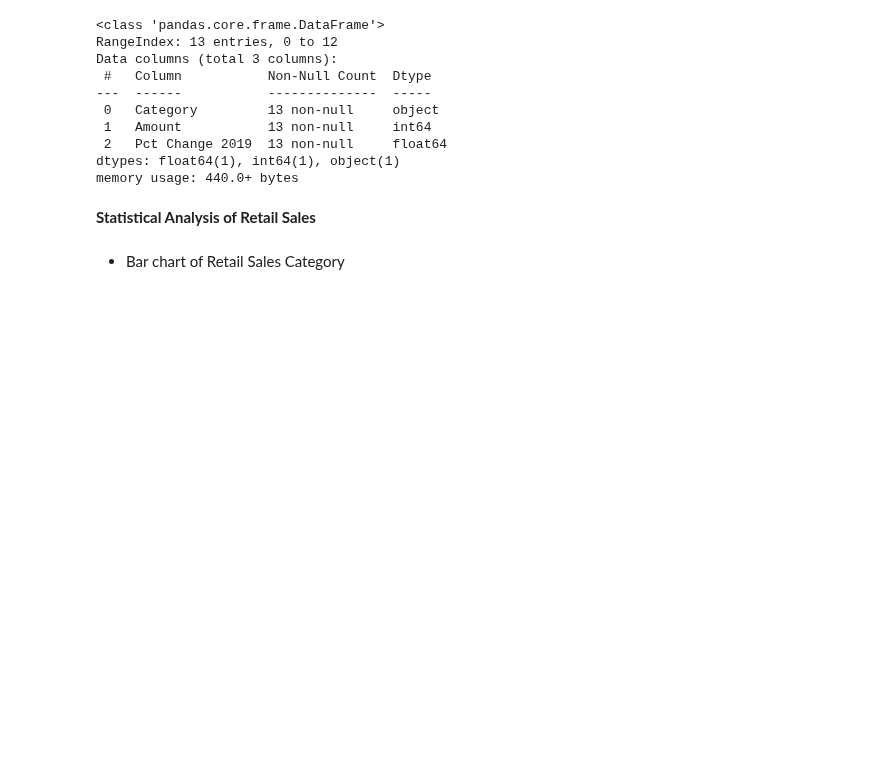
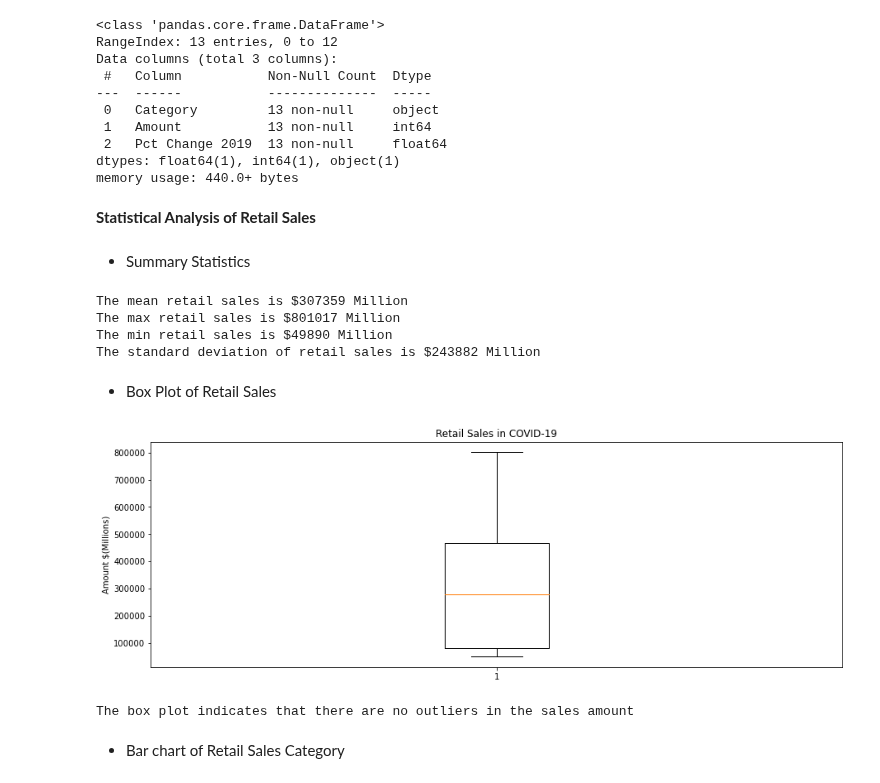
Before and after one commit to LenSin3/Conservatory-cvd19-retail, a Jupyter notebook: covid-retail.ipynb, the cells around one changed output. Drawn from its saved outputs; the diff is of its cells as text; code cells hidden in the pictures; blank space fills up the shorter version.

```diff
--- a/covid-retail.ipynb
+++ b/covid-retail.ipynb
@@ -267,3 +264,37 @@ min_retail_sales = retail_cat['Amount'].min()
+# %% [markdown]
+- Summary Statistics
+# %%
+# Summary Statistics
+mean_retail_sales = retail_cat['Amount'].mean()
+max_retail_sales = retail_cat['Amount'].max()
+min_retail_sales = retail_cat['Amount'].min()
+std_retail_sales = retail_cat['Amount'].std()
+
+print(f"The mean retail sales is ${round(mean_retail_sales)} Million")
+print(f"The max retail sales is ${round(max_retail_sales)} Million")
+print(f"The min retail sales is ${round(min_retail_sales)} Million")
+print(f"The standard deviation of retail sales is ${round(std_retail_sales)} Million")
+# %% [output]
+The mean retail sales is $307359 Million
+The max retail sales is $801017 Million
+The min retail sales is $49890 Million
+The standard deviation of retail sales is $243882 Million
+# %% [markdown]
+- Box Plot of Retail Sales
+# %%
+plt.rcParams['figure.figsize'] = [15, 5]
+fig1, ax1 = plt.subplots()
+ax1.set_title('Retail Sales in COVID-19')
+ax1.set_ylabel('Amount $(Millions)')
+ax1.boxplot(retail_cat['Amount'])
+
+plt.show()
+# %% [output]
+[figure, added]
+# %%
+print("The box plot indicates that there are no outliers in the sales amount")
+# %% [output]
+The box plot indicates that there are no outliers in the sales amount
 # %% [markdown]
 - Bar chart of Retail Sales Category
 # %%
```
Also changed, not shown: parts of 11 cells of this notebook.
